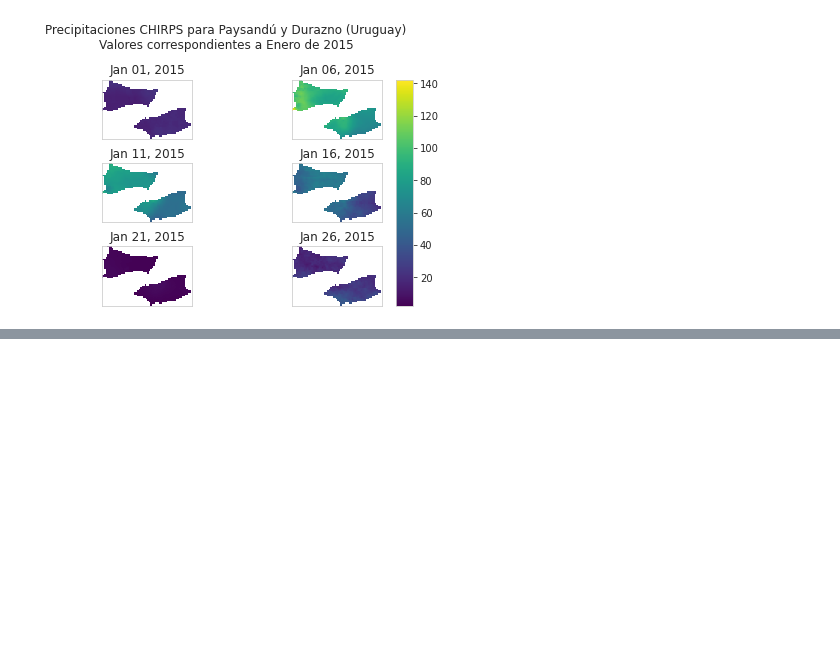
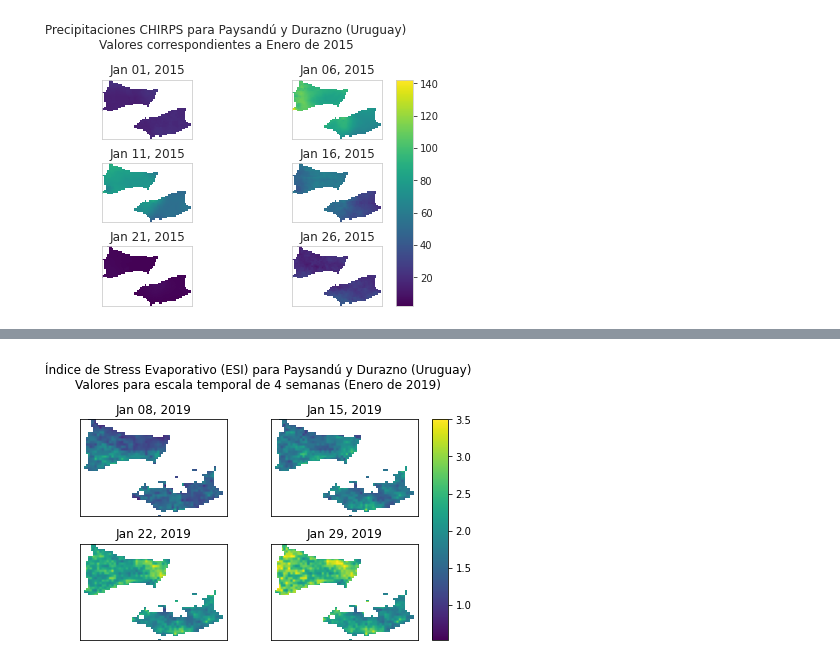
Before and after one commit to CRC-SAS/web-services-python, a Jupyter notebook: apidoc.ipynb, the cells around one changed output, grey strips where cells are left out. Saved outputs shown, nothing was run; the diff lists cells and outputs as text; code cells hidden in the pictures; blank space fills up the shorter version.

```diff
--- a/apidoc.ipynb
+++ b/apidoc.ipynb
@@ -1176,3 +1305,27 @@ plt.show()
+# %%
+# Buscar ESI con escala temporal de 4 semanas para Enero de 2019 (departamentos de Paysandú y Durazno (UY)).
+fecha_desde     = dateutil.parser.parse("2019-01-01").isoformat()
+fecha_hasta     = dateutil.parser.parse("2019-01-31").isoformat()
+url_esi         = f"{base_url}/esi/esi/4WK/{fecha_desde}/{fecha_hasta}"
+zona_geojson    = os.getcwd() + "/data/ZonasEjemplo.geojson"
+fechas, rasters = consumir_servicio_espacial(url=url_esi, usuario=usuario_default, clave=clave_default,
+                                            archivo_geojson_zona=zona_geojson, raster_var_tag='esi')
+
+# Graficar rasters de ESI
+figure, axes = plt.subplots(nrows=math.ceil(len(fechas)/2), ncols=1+(1%len(fechas)),
+                            constrained_layout=True)
+_ = figure.suptitle('Índice de Stress Evaporativo (ESI) para Paysandú y Durazno (Uruguay)\n'
+                    'Valores para escala temporal de 4 semanas (Enero de 2019)')
+
+for ax, fecha, raster in zip(figure.get_axes(), fechas, rasters):
+    __ = ax.set_title(fecha.strftime("%b %d, %Y")), ax.set_xticks([]), ax.set_yticks([])
+    im = ax.imshow(raster if len(fechas) > 1 else rasters, vmin=rasters.min(), vmax=rasters.max(), cmap='viridis')
+
+_ = figure.colorbar(im, ax=figure.get_axes())
+
+plt.show()
+# %% [output]
+[figure, added]
 # %% [markdown]
 # Referencias
 
```
Also changed, not shown: parts of 22 cells of this notebook, 7 other files.
